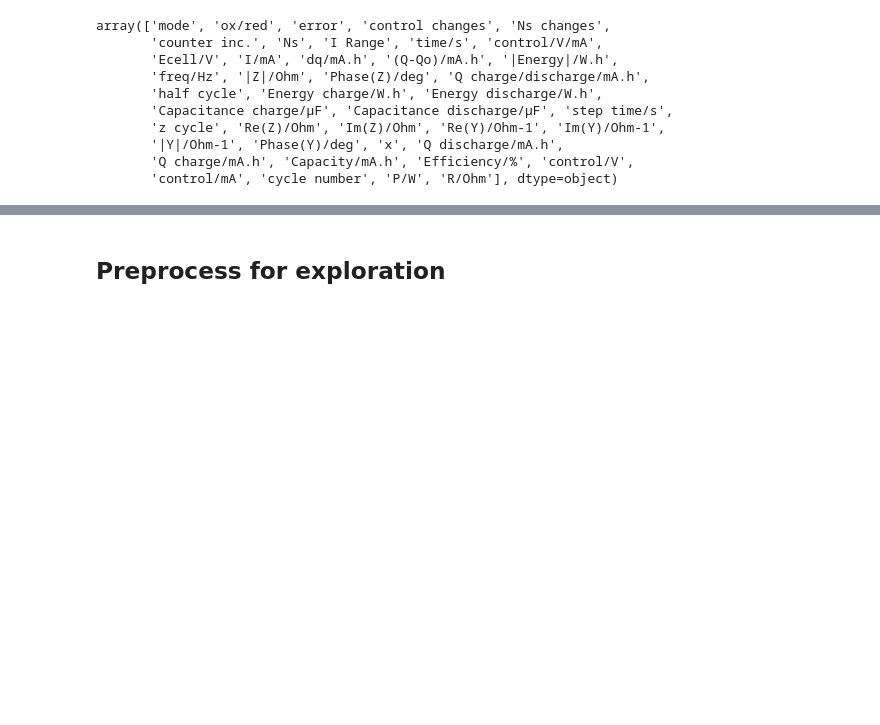
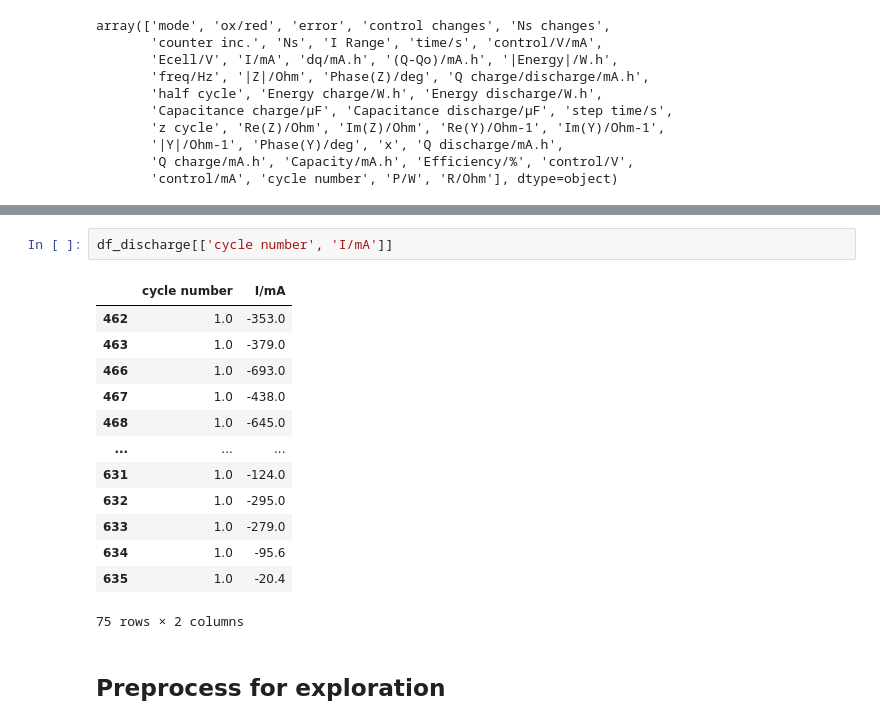
Before and after one commit to NithinJakrebet/eis-ml, a Jupyter notebook: notebooks/data_exploration.ipynb, the cells around one changed output, grey strips where cells are left out. Cells and saved outputs as stored; diff of their text form; blank space fills up the shorter version.

```diff
--- a/notebooks/data_exploration.ipynb
+++ b/notebooks/data_exploration.ipynb
@@ -31,3 +52,19 @@ array(['mode', 'ox/red', 'error', 'control changes', 'Ns changes',
+# %%
+df_discharge[['cycle number', 'I/mA']]
+# %% [output]
+|  | cycle number | I/mA |
+| 462 | 1.0 | -353.0 |
+| 463 | 1.0 | -379.0 |
+| 466 | 1.0 | -693.0 |
+| 467 | 1.0 | -438.0 |
+| 468 | 1.0 | -645.0 |
+| ... | ... | ... |
+| 631 | 1.0 | -124.0 |
+| 632 | 1.0 | -295.0 |
+| 633 | 1.0 | -279.0 |
+| 634 | 1.0 | -95.6 |
+| 635 | 1.0 | -20.4 |
+75 rows × 2 columns
 # %% [markdown]
 ## Preprocess for exploration
 # %%
```
Also changed, not shown: parts of 2 cells of this notebook, 1 other file.
